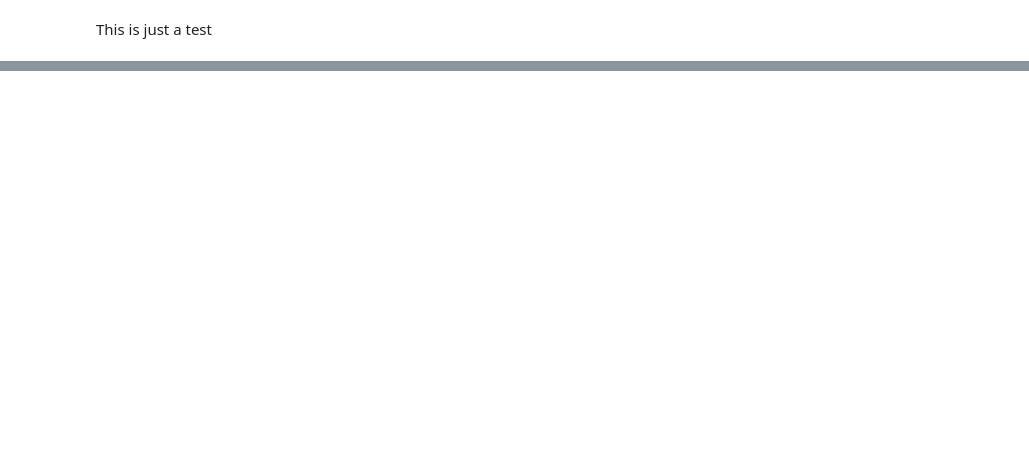
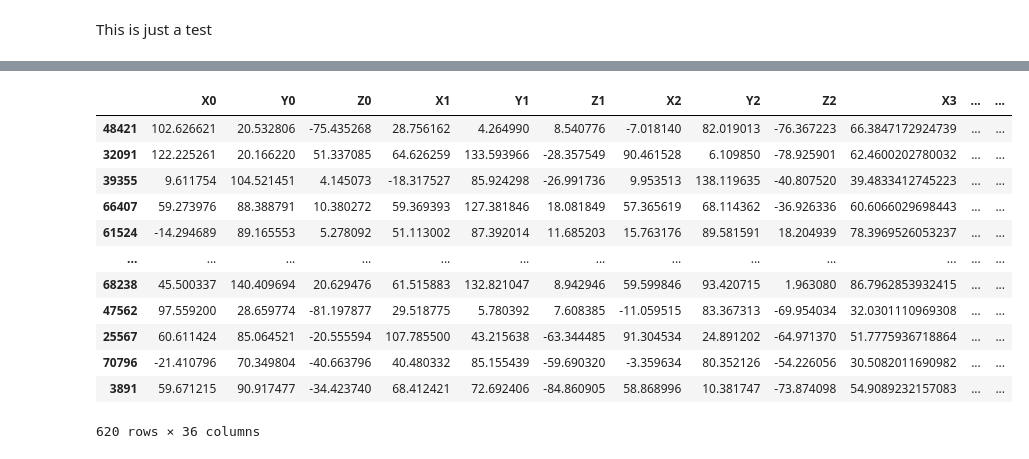
Before and after one commit to cuberhaus/MD2, a Jupyter notebook: src/SVM.ipynb, the cells around one changed output, grey strips where cells are left out. Cells and saved outputs as stored; diff of their text form; code cells hidden in the pictures; blank space fills up the shorter version.

```diff
--- a/src/SVM.ipynb
+++ b/src/SVM.ipynb
@@ -25,3 +77,19 @@ print(df)
+# %%
+X_test
+# %% [output]
+|  | X0 | Y0 | Z0 | X1 | Y1 | Z1 | X2 | Y2 | Z2 | X3 | ... | ... |
+| 48421 | 102.626621 | 20.532806 | -75.435268 | 28.756162 | 4.264990 | 8.540776 | -7.018140 | 82.019013 | -76.367223 | 66.3847172924739 | ... | ... |
+| 32091 | 122.225261 | 20.166220 | 51.337085 | 64.626259 | 133.593966 | -28.357549 | 90.461528 | 6.109850 | -78.925901 | 62.4600202780032 | ... | ... |
+| 39355 | 9.611754 | 104.521451 | 4.145073 | -18.317527 | 85.924298 | -26.991736 | 9.953513 | 138.119635 | -40.807520 | 39.4833412745223 | ... | ... |
+| 66407 | 59.273976 | 88.388791 | 10.380272 | 59.369393 | 127.381846 | 18.081849 | 57.365619 | 68.114362 | -36.926336 | 60.6066029698443 | ... | ... |
+| 61524 | -14.294689 | 89.165553 | 5.278092 | 51.113002 | 87.392014 | 11.685203 | 15.763176 | 89.581591 | 18.204939 | 78.3969526053237 | ... | ... |
+| ... | ... | ... | ... | ... | ... | ... | ... | ... | ... | ... | ... | ... |
+| 68238 | 45.500337 | 140.409694 | 20.629476 | 61.515883 | 132.821047 | 8.942946 | 59.599846 | 93.420715 | 1.963080 | 86.7962853932415 | ... | ... |
+| 47562 | 97.559200 | 28.659774 | -81.197877 | 29.518775 | 5.780392 | 7.608385 | -11.059515 | 83.367313 | -69.954034 | 32.0301110969308 | ... | ... |
+| 25567 | 60.611424 | 85.064521 | -20.555594 | 107.785500 | 43.215638 | -63.344485 | 91.304534 | 24.891202 | -64.971370 | 51.7775936718864 | ... | ... |
+| 70796 | -21.410796 | 70.349804 | -40.663796 | 40.480332 | 85.155439 | -59.690320 | -3.359634 | 80.352126 | -54.226056 | 30.5082011690982 | ... | ... |
+| 3891 | 59.671215 | 90.917477 | -34.423740 | 68.412421 | 72.692406 | -84.860905 | 58.868996 | 10.381747 | -73.874098 | 54.9089232157083 | ... | ... |
+620 rows × 36 columns
 # %%
 knn = KNeighborsClassifier(n_neighbors=1)
 test_model_and_save_result(knn, "KNN", X_train, X_test, y_train, y_test, results_df_user)
```
Also changed, not shown: parts of 8 cells of this notebook, 1 other file.
